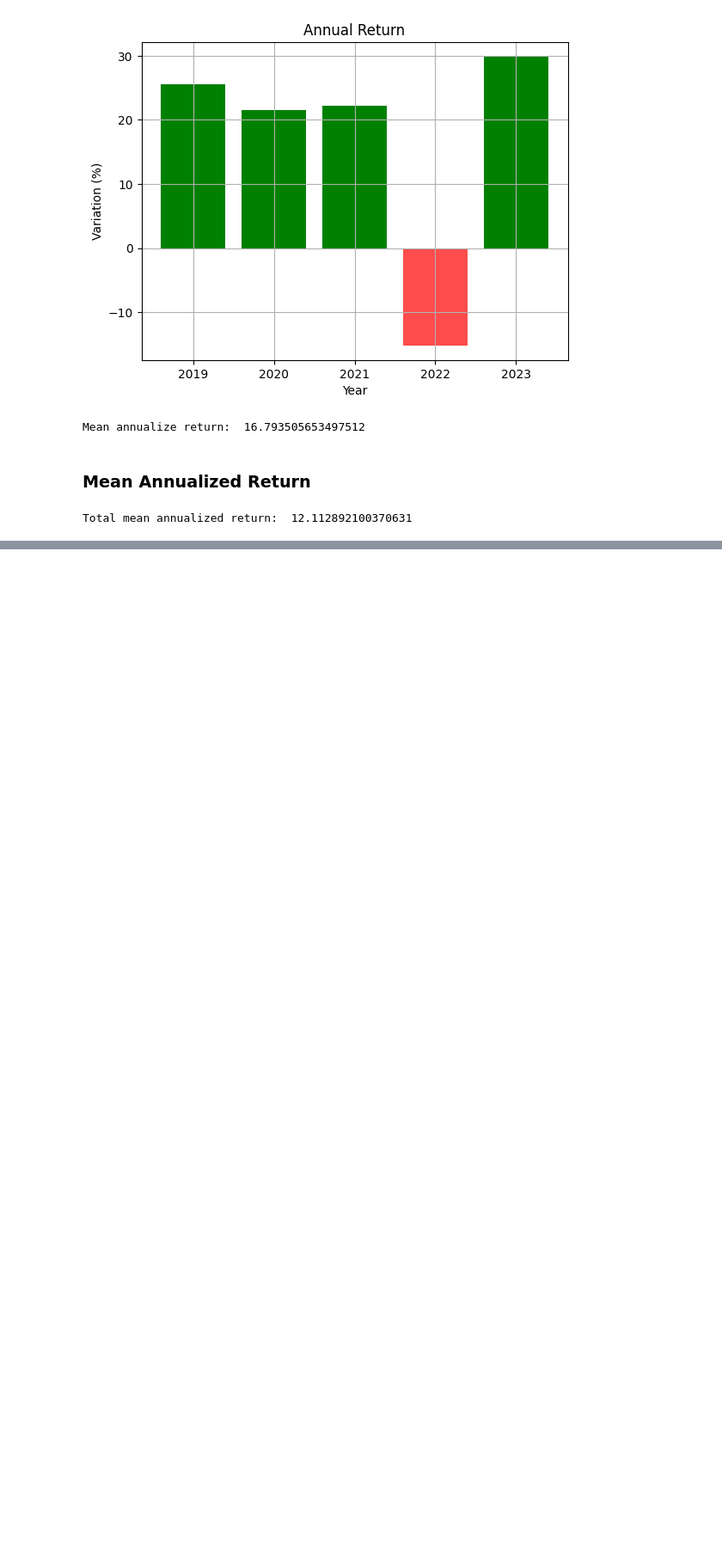
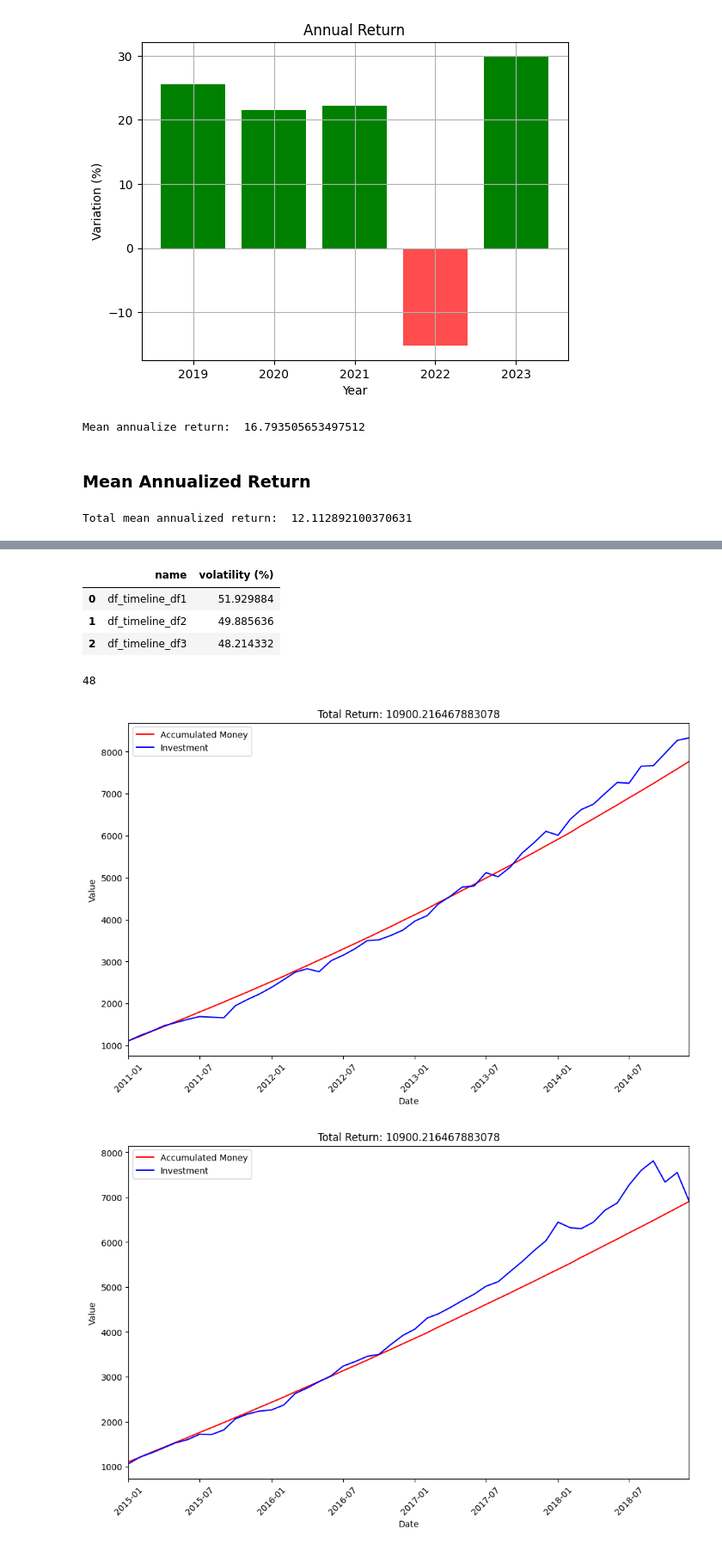
Before and after one commit to AdalDiazFarina/TFG-service, a Jupyter notebook: app/notebooks/SP&500.ipynb, the cells around one changed output, grey strips where cells are left out. Shown: that part at 86% size. Cells and saved outputs as stored; diff of their text form; code cells hidden in the pictures; blank space fills up the shorter version.

```diff
--- a/app/notebooks/SP&500.ipynb
+++ b/app/notebooks/SP&500.ipynb
@@ -471,0 +459,56 @@ Total mean annualized return:  12.112892100370631
+# %%
+names = ["df_timeline_df1", "df_timeline_df2", "df_timeline_df3"]
+array_volatility = []
+
+for index, item in enumerate(data):
+    df = item['operations']['Total']
+    volatility = (df.std() / df.mean()) * 100
+    array_volatility.append({"name": names[index], "volatility (%)": volatility})
+# %%
+df_volatility = pd.DataFrame(array_volatility)
+display(df_volatility)
+# %% [output]
+|  | name | volatility (%) |
+| 0 | df_timeline_df1 | 51.929884 |
+| 1 | df_timeline_df2 | 49.885636 |
+| 2 | df_timeline_df3 | 48.214332 |
+# %%
+def experatedGrowRateValues(grow_rate, years):
+  values = []
+  monthly_grow_rate = grow_rate / 12
+  total = initial_capital
+  for i in range(1, years * 12 + 1):
+    total += total * (monthly_grow_rate / 100) + monthly_contribution
+    values.append(total)
+  return values
+
+print(len(experatedGrowRateValues(MeanAnnualizedReturn(annual_returns_df1), 4)))
+# %% [output]
+48
+# %%
+def showScatterPlot(index, annual_return, years):
+    fig = plt.figure(figsize=(10, 6*len(data)))
+
+    operations = data[index]['operations']
+    dates = operations['Date']
+    total = operations['Total']
+
+    ax = fig.add_subplot(len(data), 1, i+1)
+    ax.plot(dates, experatedGrowRateValues(MeanAnnualizedReturn(annual_return), years), label='Accumulated Money', color='red')
+    ax.plot(dates, total, label='Investment', color='blue')
+    ax.set_ylabel('Value')
+    ax.set_title(f'Total Return: {item["total"]}')
+    ax.set_xlim(min(dates), max(dates))
+    ax.tick_params(axis='x', rotation=45)
+    ax.legend()
+
+    plt.xlabel('Date')
+    plt.tight_layout()
+    plt.show()
+# %%
+showScatterPlot(0, annual_returns_df1, 4)
+showScatterPlot(1, annual_returns_df2, 4)
+showScatterPlot(2, annual_returns_df3, 5)
+# %% [output]
+[figure, added]
+[figure, added]
```
Also changed, not shown: parts of 6 cells of this notebook.
